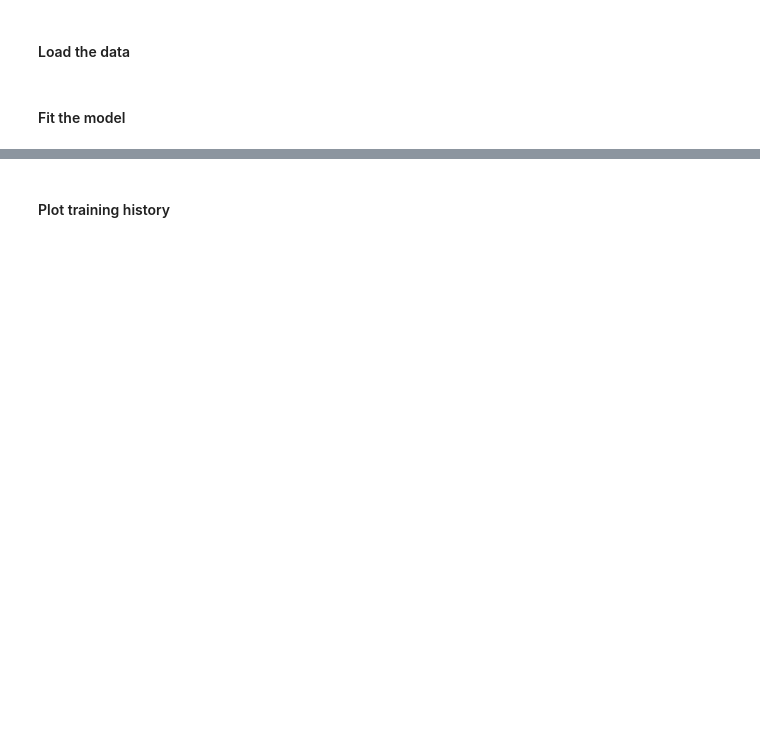
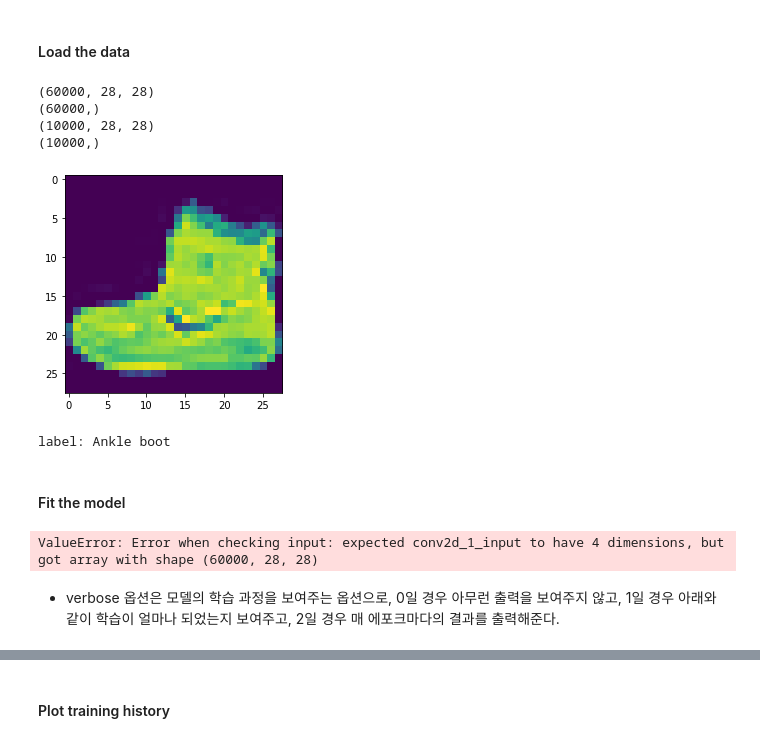
Before and after one commit to taemt94/TIL, a Jupyter notebook: coursera/tensorflow2_for_deep_learning/coding_tutorial_week2.ipynb, the cells around one changed output, grey strips where cells are left out. Saved outputs shown, nothing was run; the diff lists cells and outputs as text; code cells hidden in the pictures; blank space fills up the shorter version.

```diff
--- a/coursera/tensorflow2_for_deep_learning/coding_tutorial_week2.ipynb
+++ b/coursera/tensorflow2_for_deep_learning/coding_tutorial_week2.ipynb
@@ -694,6 +779,15 @@ fashion_mnist_data = tf.keras.datasets.fashion_mnist
 (train_images, train_labels), (test_images, test_labels) = fashion_mnist_data.load_data()
 # %%
 # Print the shape of the training data
+print(train_images.shape)
+print(train_labels.shape)
+print(test_images.shape)
+print(test_labels.shape)
+# %% [output]
+(60000, 28, 28)
+(60000,)
+(10000, 28, 28)
+(10000,)
 # %%
 # Define the labels
 
@@ -711,7 +805,16 @@ labels = [
 ]
 # %%
 # Rescale the image values so that they lie in between 0 and 1.
+
+train_images = train_images / 255.
+test_images = test_images / 255.
 # %%
 # Display one of the images
+plt.imshow(train_images[0, :, :])
+plt.show()
+print(f"label: {labels[train_labels[0]]}")
+# %% [output]
+[figure, added]
+label: Ankle boot
 # %% [markdown]
 #### Fit the model
@@ -718,2 +826,8 @@ labels = [
 # %%
 # Fit the model
+history = model.fit(train_images, train_labels, epochs=2, batch_size=256)
+# %% [output]
+ValueError: Error when checking input: expected conv2d_1_input to have 4 dimensions, but got array with shape (60000, 28, 28)
+# %% [markdown]
+- verbose 옵션은 모델의 학습 과정을 보여주는 옵션으로, 0일 경우 아무런 출력을 보여주지 않고, 1일 경우 아래와 같이
+학습이 얼마나 되었는지 보여주고, 2일 경우 매 에포크마다의 결과를 출력해준다.
```
Also changed, not shown: parts of 17 cells of this notebook.
